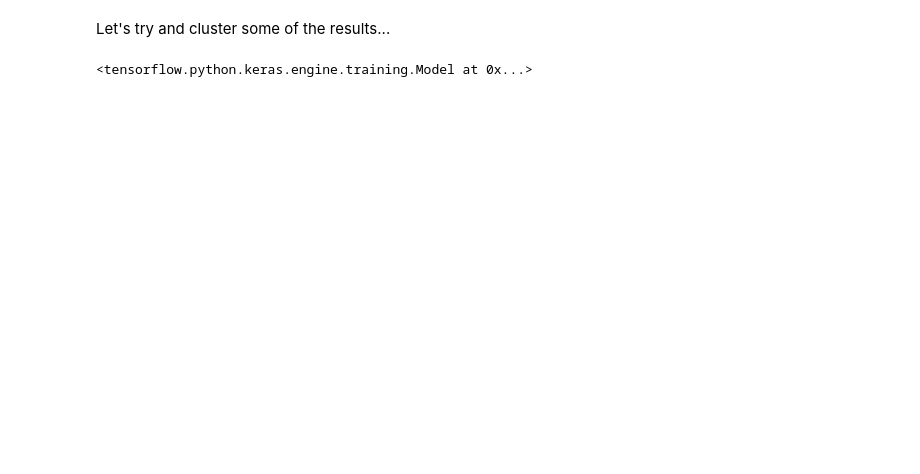
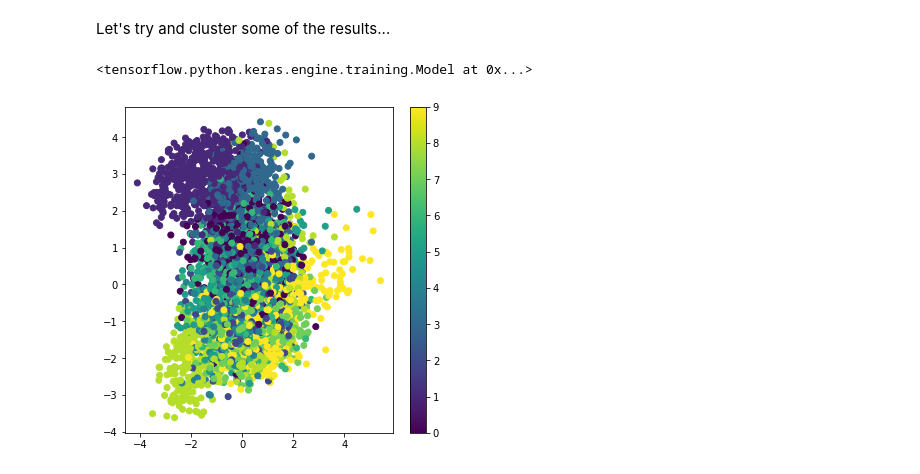
Before and after one commit to tvhahn/autoencoder-sandbox, a Jupyter notebook: notebooks/5.0-variational-autoencoder.ipynb, the cells around one changed output. Drawn from its saved outputs; the diff is of its cells as text; code cells hidden in the pictures; blank space fills up the shorter version.

```diff
--- a/notebooks/5.0-variational-autoencoder.ipynb
+++ b/notebooks/5.0-variational-autoencoder.ipynb
@@ -281,3 +287,12 @@ Let's try and cluster some of the results...
 variational_encoder_beta
 # %% [output]
 <tensorflow.python.keras.engine.training.Model at 0x...>
+# %%
+X_valid_encoded = variational_encoder_beta.predict(X_valid, batch_size=128)
+# %%
+plt.figure(figsize=(6,6))
+plt.scatter(X_valid_encoded[2][:,0], X_valid_encoded[2][:,1], c=y_valid)
+plt.colorbar()
+plt.show()
+# %% [output]
+[figure, added]
```
Also changed, not shown: parts of 27 cells of this notebook.
